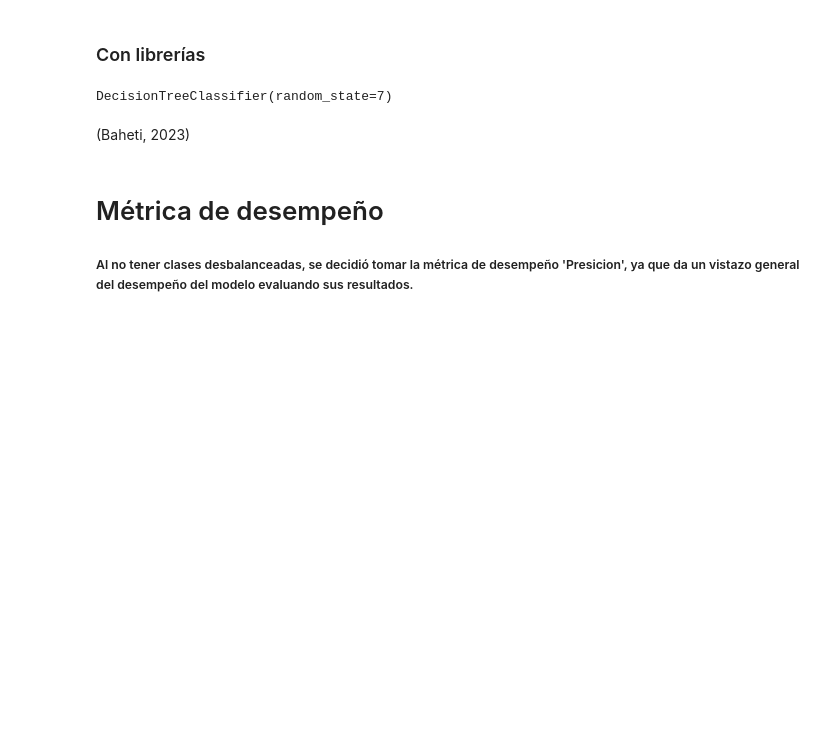
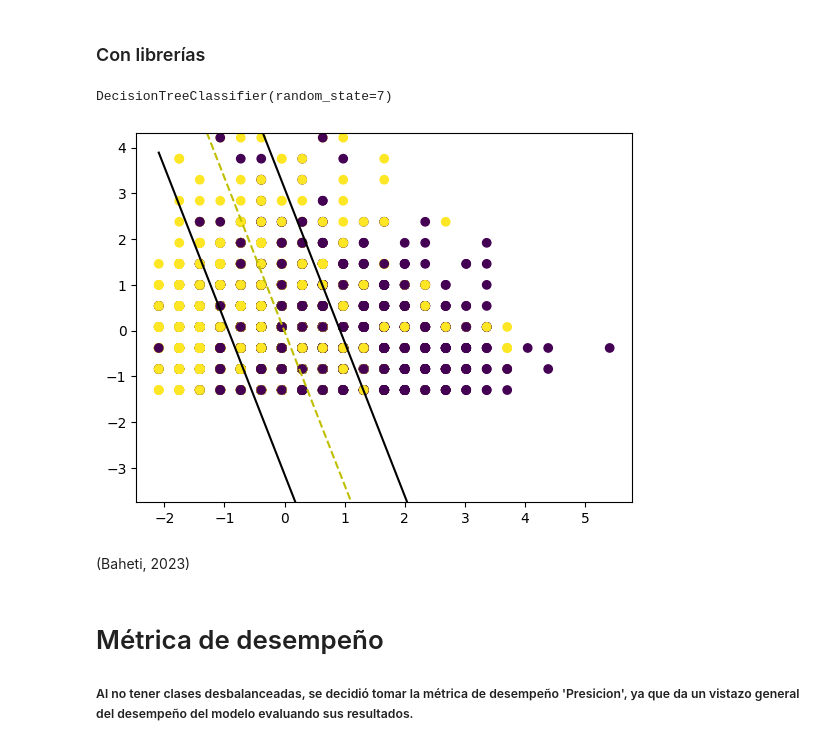
Before and after one commit to bl33h/messagesAndMatchesClassification, a Jupyter notebook: messagesAndMatchesClassification.ipynb, the cells around one changed output. Drawn from its saved outputs; the diff is of its cells as text; code cells hidden in the pictures; blank space fills up the shorter version.

```diff
--- a/messagesAndMatchesClassification.ipynb
+++ b/messagesAndMatchesClassification.ipynb
@@ -615,6 +615,39 @@ dt_model = DecisionTreeClassifier(max_depth=5, min_samples_split=5, random_state
 # %%
 # cross-validation implementation to evaluate the model
 cv_scores = cross_val_score(dt_model, features_lol, target_lol, cv=5)
+# %%
+def dtGraph():
+    def get_hyperp_val(x,w,b,offset):
+        return (- w[3] * x + b + offset) / w[0]
+
+    fig = plt.figure()
+    ax = fig.add_subplot(1,1,1)
+    plt.scatter(X_train_lol.values[:,4],X_train_lol.values[:,1], marker="o", c=y_training)
+
+    x0_1 = np.amin(X_train_lol.values[:,4])
+    x0_2 = np.amax(X_train_lol.values[:,4])
+
+    x1_1 = get_hyperp_val(x0_1, my_svm.w, my_svm.b, 0)
+    x1_2 = get_hyperp_val(x0_2, my_svm.w, my_svm.b, 0)
+
+    x2_1 = get_hyperp_val(x0_1, my_svm.w, my_svm.b, -1)
+    x2_2 = get_hyperp_val(x0_2, my_svm.w, my_svm.b, -1)
+
+    x3_1 = get_hyperp_val(x0_1, my_svm.w, my_svm.b, 1)
+    x3_2 = get_hyperp_val(x0_2, my_svm.w, my_svm.b, 1)
+
+    ax.plot([x0_1, x0_2], [x1_1, x1_2], "y--")
+    ax.plot([x0_1, x0_2], [x2_1, x2_2], "k")
+    ax.plot([x0_1, x0_2], [x3_1, x3_2], "k")
+
+    x1_min = np.amin(X_train_lol.values[:,7])
+    x1_max = np.amax(X_train_lol.values[:,7])
+    ax.set_ylim([x1_min -3, x1_max +3])
+    plt.show()
+
+dtGraph()
+# %% [output]
+[figure, added]
 # %% [markdown]
 (Baheti, 2023)
 # %% [markdown]
```
Also changed, not shown: parts of 5 cells of this notebook.
